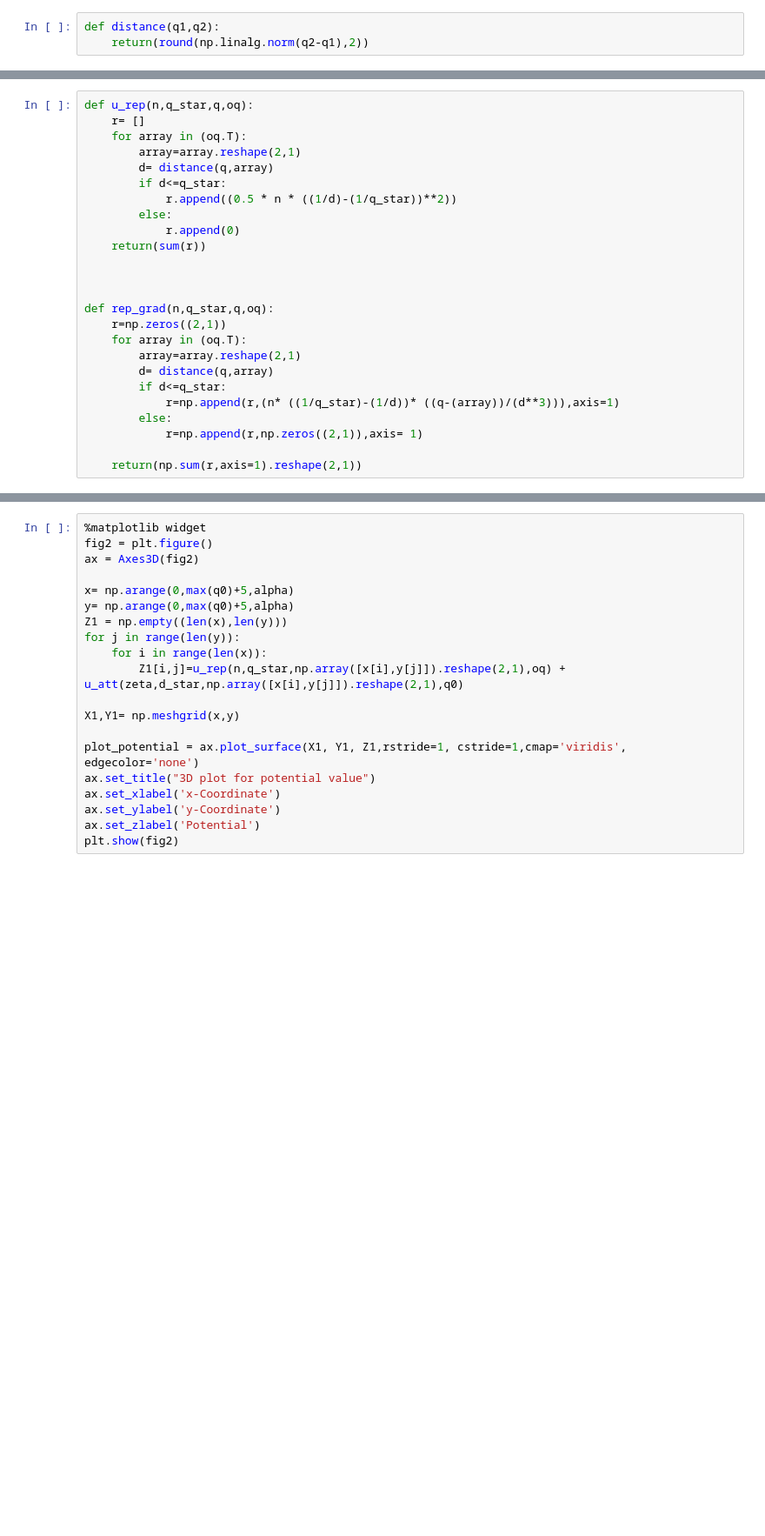
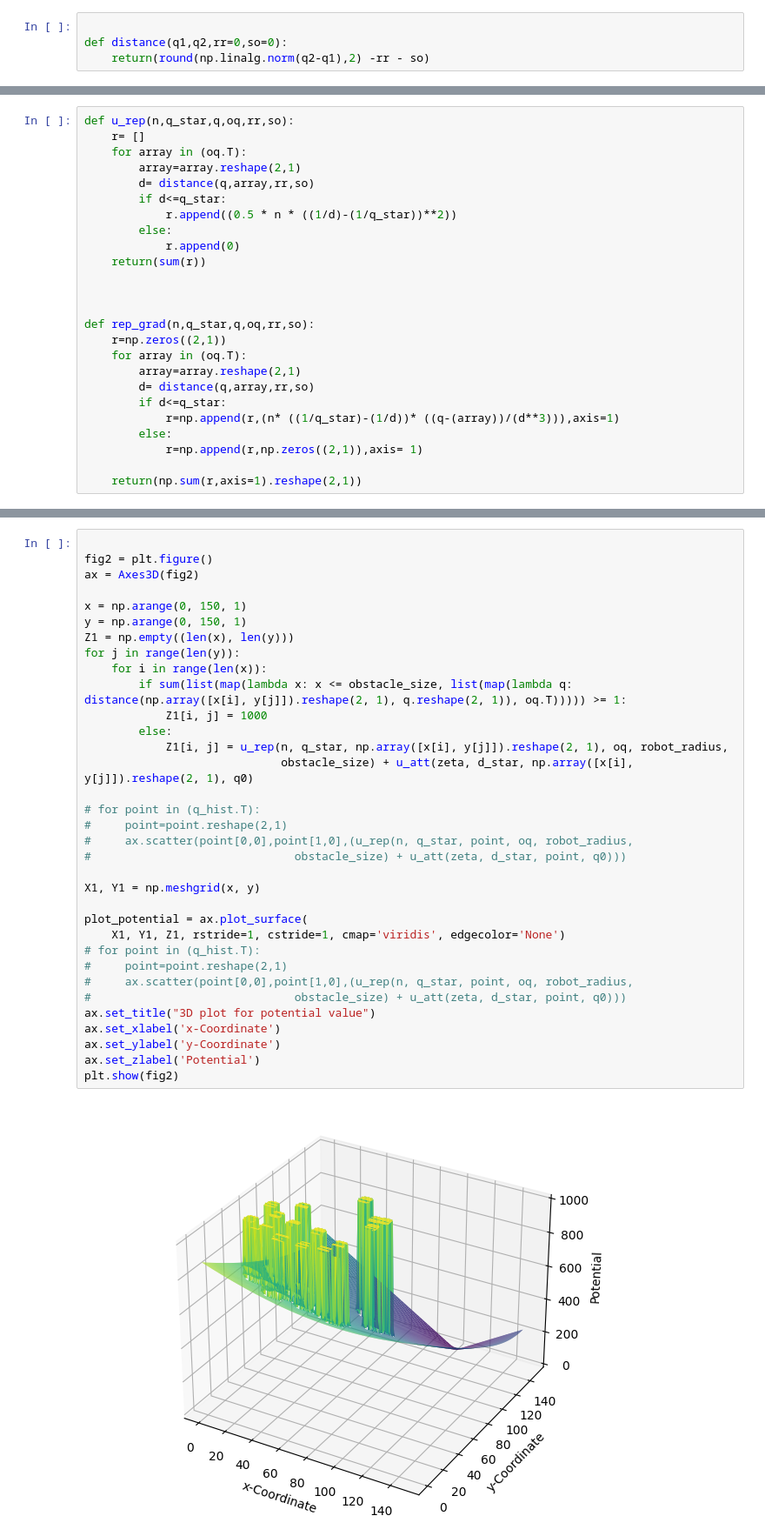
Before and after one commit to patweatharva/Path-Planning-of-mobile-robots, a Jupyter notebook: potential_func_2.ipynb, the cells around one changed output, grey strips where cells are left out. Shown at 87% size. Saved outputs shown, nothing was run; the diff lists cells and outputs as text; blank space fills up the shorter version.

```diff
--- a/potential_func_2.ipynb
+++ b/potential_func_2.ipynb
@@ -7,6 +8,7 @@ from mpl_toolkits.mplot3d import Axes3D
 # %%
-def distance(q1,q2):
-    return(round(np.linalg.norm(q2-q1),2))
+
+def distance(q1,q2,rr=0,so=0):
+    return(round(np.linalg.norm(q2-q1),2) -rr - so)
 # %%
 def u_att(zeta,d_star,q,q0):
     d=distance(q,q0)
@@ -22,11 +24,11 @@ def att_grad(zeta,d_star,q,q0):
     else:
         return((d_star * zeta * (q-q0)/d))
 # %%
-def u_rep(n,q_star,q,oq):
+def u_rep(n,q_star,q,oq,rr,so):
     r= []
     for array in (oq.T):
         array=array.reshape(2,1)
-        d= distance(q,array)
+        d= distance(q,array,rr,so)
         if d<=q_star:
             r.append((0.5 * n * ((1/d)-(1/q_star))**2))
         else:
@@ -35,11 +37,11 @@ def u_rep(n,q_star,q,oq):
 
 
 
-def rep_grad(n,q_star,q,oq):
+def rep_grad(n,q_star,q,oq,rr,so):
     r=np.zeros((2,1))
     for array in (oq.T):
         array=array.reshape(2,1)
-        d= distance(q,array)
+        d= distance(q,array,rr,so)
         if d<=q_star:
             r=np.append(r,(n* ((1/q_star)-(1/d))* ((q-(array))/(d**3))),axis=1)
         else:
@@ -94,20 +180,36 @@ plt.show(fig1)
 # %%
-%matplotlib widget
+
 fig2 = plt.figure()
 ax = Axes3D(fig2)
 
-x= np.arange(0,max(q0)+5,alpha)
-y= np.arange(0,max(q0)+5,alpha)
-Z1 = np.empty((len(x),len(y)))
+x = np.arange(0, 150, 1)
+y = np.arange(0, 150, 1)
+Z1 = np.empty((len(x), len(y)))
 for j in range(len(y)):
     for i in range(len(x)):
-        Z1[i,j]=u_rep(n,q_star,np.array([x[i],y[j]]).reshape(2,1),oq) + u_att(zeta,d_star,np.array([x[i],y[j]]).reshape(2,1),q0)
+        if sum(list(map(lambda x: x <= obstacle_size, list(map(lambda q: distance(np.array([x[i], y[j]]).reshape(2, 1), q.reshape(2, 1)), oq.T))))) >= 1:
+            Z1[i, j] = 1000
+        else:
+            Z1[i, j] = u_rep(n, q_star, np.array([x[i], y[j]]).reshape(2, 1), oq, robot_radius,
+                             obstacle_size) + u_att(zeta, d_star, np.array([x[i], y[j]]).reshape(2, 1), q0)
 
-X1,Y1= np.meshgrid(x,y)
+# for point in (q_hist.T):
+#     point=point.reshape(2,1)
+#     ax.scatter(point[0,0],point[1,0],(u_rep(n, q_star, point, oq, robot_radius,
+#                              obstacle_size) + u_att(zeta, d_star, point, q0)))
 
-plot_potential = ax.plot_surface(X1, Y1, Z1,rstride=1, cstride=1,cmap='viridis', edgecolor='none')
+X1, Y1 = np.meshgrid(x, y)
+
+plot_potential = ax.plot_surface(
+    X1, Y1, Z1, rstride=1, cstride=1, cmap='viridis', edgecolor='None')
+# for point in (q_hist.T):
+#     point=point.reshape(2,1)
+#     ax.scatter(point[0,0],point[1,0],(u_rep(n, q_star, point, oq, robot_radius,
+#                              obstacle_size) + u_att(zeta, d_star, point, q0)))
 ax.set_title("3D plot for potential value")
 ax.set_xlabel('x-Coordinate')
 ax.set_ylabel('y-Coordinate')
 ax.set_zlabel('Potential')
 plt.show(fig2)
+# %% [output]
+[figure, added]
```
Also changed, not shown: parts of 7 cells of this notebook.
